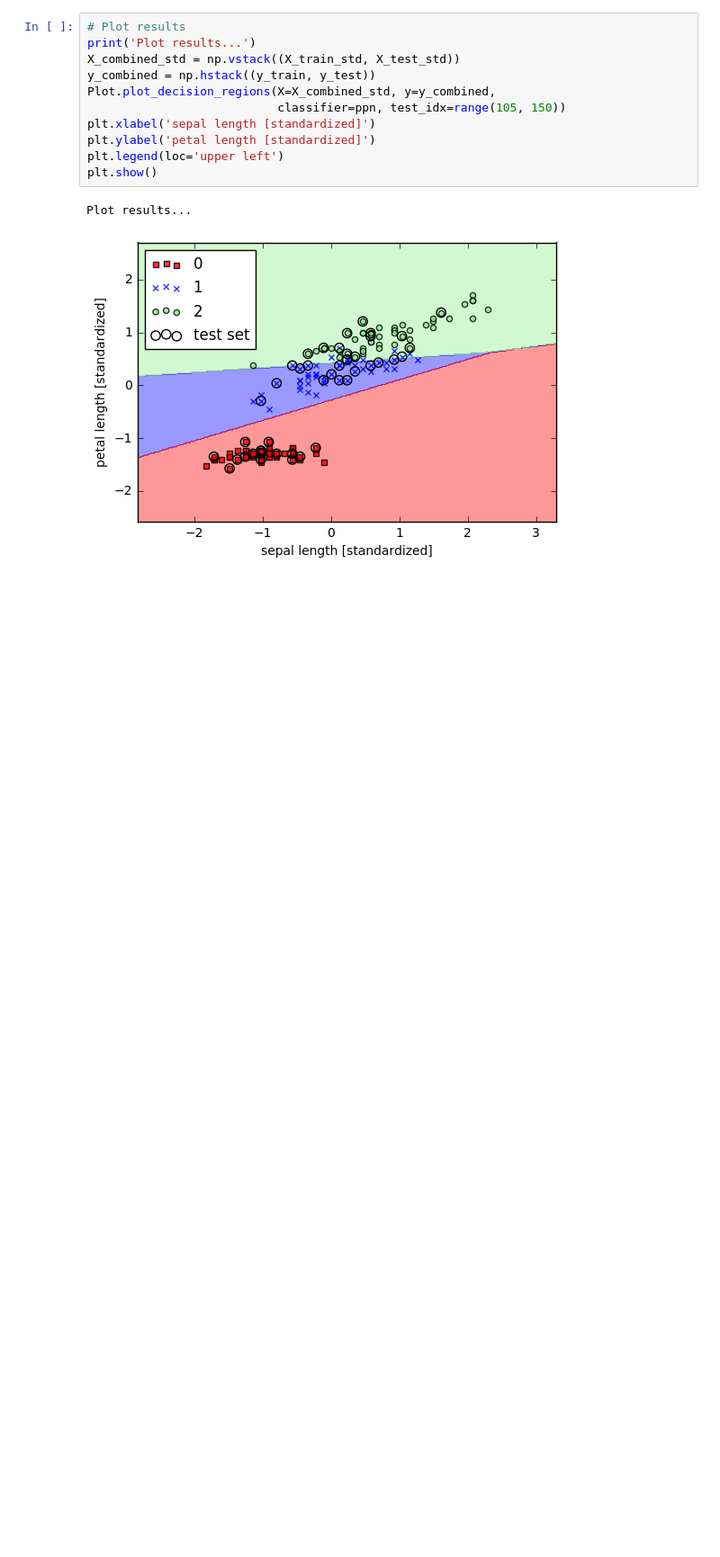
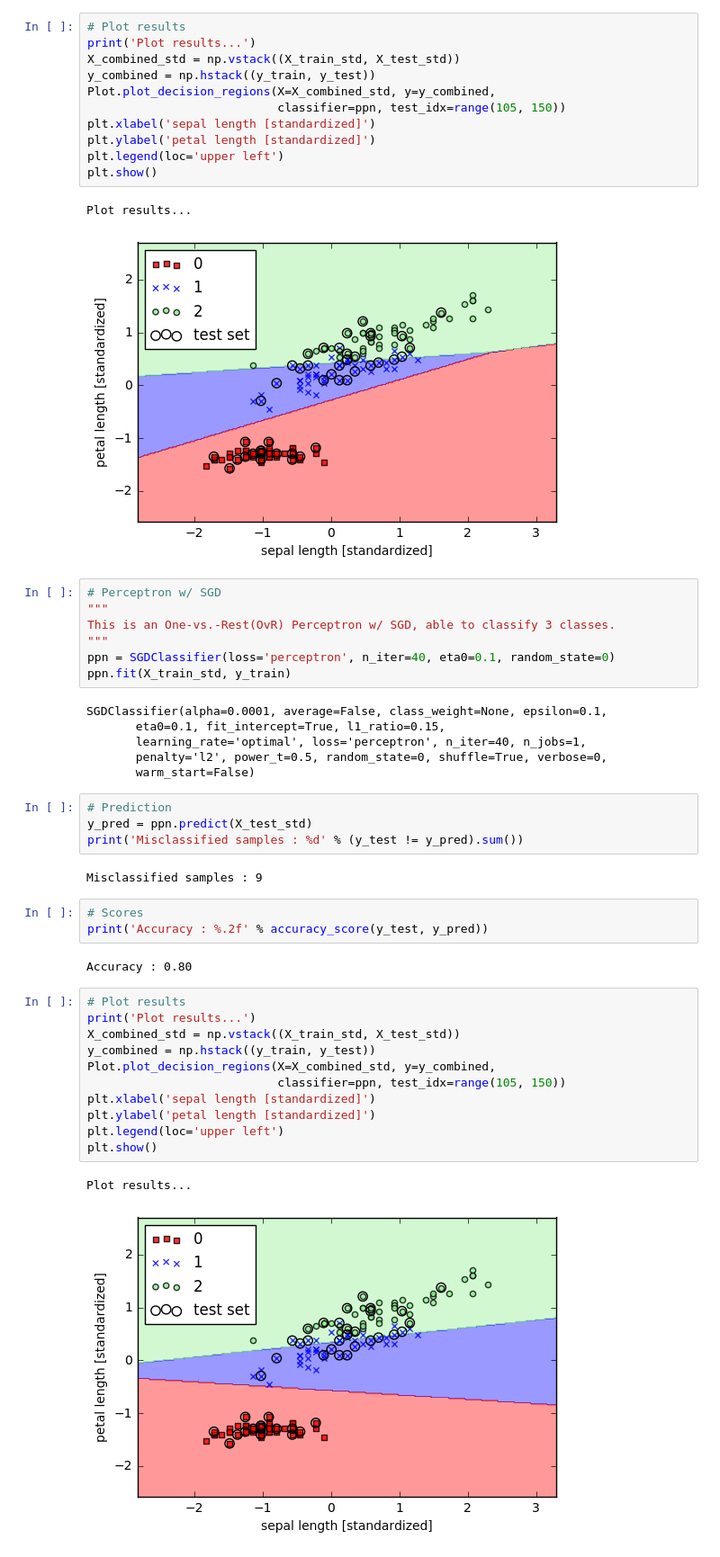
Before and after one commit to andymememe/Python-ML, a Jupyter notebook: Ch3/Scikit-Perceptron-Demo.ipynb, the cells around one changed output. Shown: that part at 90% size. Drawn from its saved outputs; the diff is of its cells as text; blank space fills up the shorter version.

```diff
--- a/Ch3/Scikit-Perceptron-Demo.ipynb
+++ b/Ch3/Scikit-Perceptron-Demo.ipynb
@@ -76,3 +77,41 @@ plt.show()
 # %% [output]
 Plot results...
 [figure]
+# %%
+# Perceptron w/ SGD
+"""
+This is an One-vs.-Rest(OvR) Perceptron w/ SGD, able to classify 3 classes.
+"""
+ppn = SGDClassifier(loss='perceptron', n_iter=40, eta0=0.1, random_state=0)
+ppn.fit(X_train_std, y_train)
+# %% [output]
+SGDClassifier(alpha=0.0001, average=False, class_weight=None, epsilon=0.1,
+       eta0=0.1, fit_intercept=True, l1_ratio=0.15,
+       learning_rate='optimal', loss='perceptron', n_iter=40, n_jobs=1,
+       penalty='l2', power_t=0.5, random_state=0, shuffle=True, verbose=0,
+       warm_start=False)
+# %%
+# Prediction
+y_pred = ppn.predict(X_test_std)
+print('Misclassified samples : %d' % (y_test != y_pred).sum())
+# %% [output]
+Misclassified samples : 9
+# %%
+# Scores
+print('Accuracy : %.2f' % accuracy_score(y_test, y_pred))
+# %% [output]
+Accuracy : 0.80
+# %%
+# Plot results
+print('Plot results...')
+X_combined_std = np.vstack((X_train_std, X_test_std))
+y_combined = np.hstack((y_train, y_test))
+Plot.plot_decision_regions(X=X_combined_std, y=y_combined,
+                           classifier=ppn, test_idx=range(105, 150))
+plt.xlabel('sepal length [standardized]')
+plt.ylabel('petal length [standardized]')
+plt.legend(loc='upper left')
+plt.show()
+# %% [output]
+Plot results...
+[figure, added]
```
Also changed, not shown: parts of 1 cell of this notebook, 2 other files.
